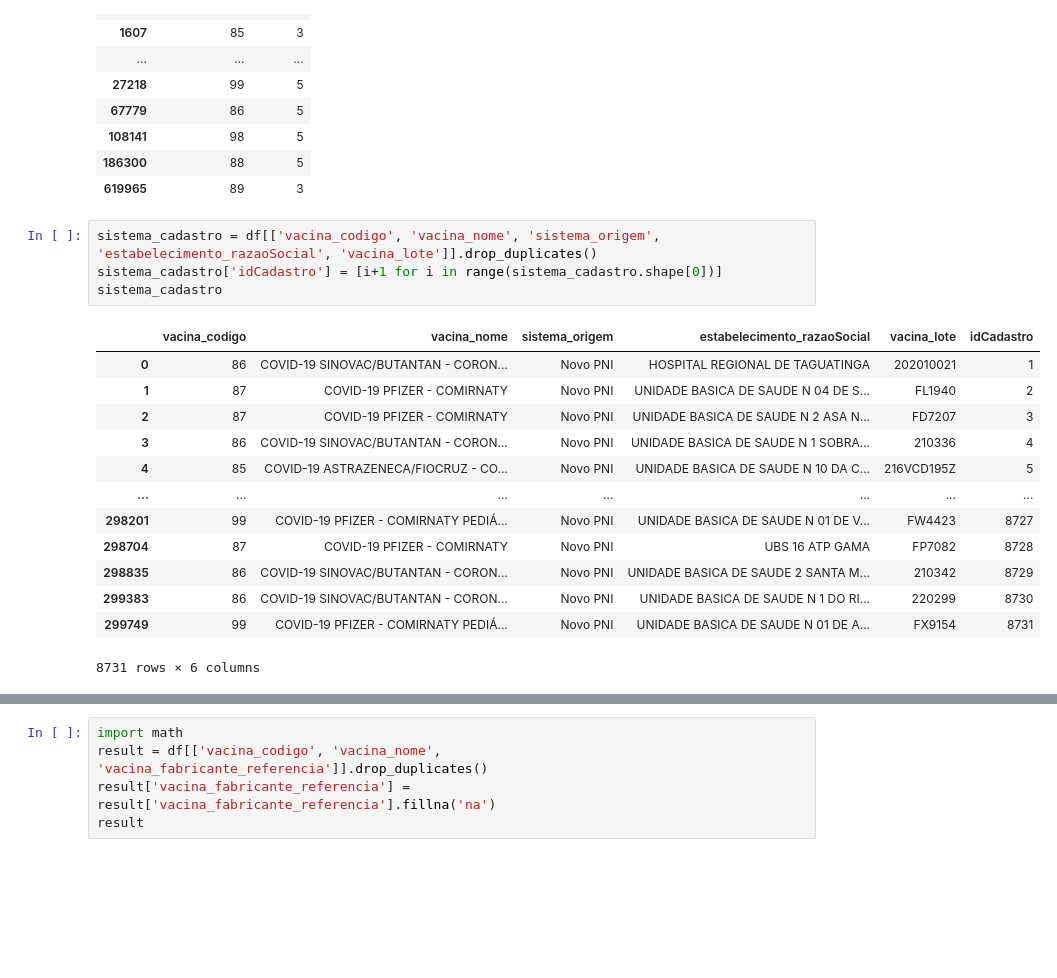
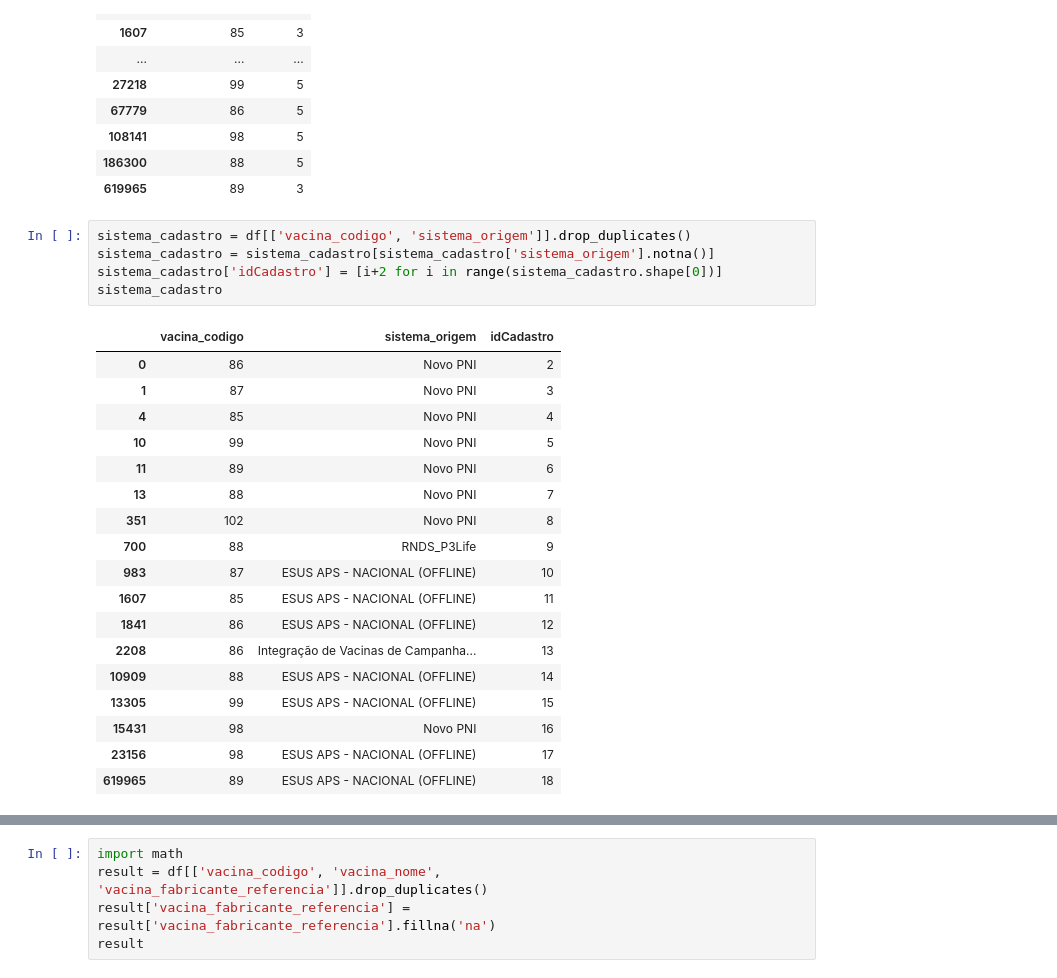
Before and after one commit to SwampTG/TF_E1_VictorCabral_fim-, a Jupyter notebook: explore_SBD2_CSV.ipynb, the cells around one changed output, grey strips where cells are left out. Drawn from its saved outputs; the diff is of its cells as text; blank space fills up the shorter version.

```diff
--- a/explore_SBD2_CSV.ipynb
+++ b/explore_SBD2_CSV.ipynb
@@ -149,23 +151,29 @@ df[['vacina_codigo', 'sistema']].drop_duplicates()
 | 186300 | 88 | 5 |
 | 619965 | 89 | 3 |
 # %%
-sistema_cadastro = df[['vacina_codigo', 'vacina_nome', 'sistema_origem', 'estabelecimento_razaoSocial', 'vacina_lote']].drop_duplicates()
-sistema_cadastro['idCadastro'] = [i+1 for i in range(sistema_cadastro.shape[0])]
+sistema_cadastro = df[['vacina_codigo', 'sistema_origem']].drop_duplicates()
+sistema_cadastro = sistema_cadastro[sistema_cadastro['sistema_origem'].notna()]
+sistema_cadastro['idCadastro'] = [i+2 for i in range(sistema_cadastro.shape[0])]
 sistema_cadastro
 # %% [output]
-|  | vacina_codigo | vacina_nome | sistema_origem | estabelecimento_razaoSocial | vacina_lote | idCadastro |
-| 0 | 86 | COVID-19 SINOVAC/BUTANTAN - CORON... | Novo PNI | HOSPITAL REGIONAL DE TAGUATINGA | 202010021 | 1 |
-| 1 | 87 | COVID-19 PFIZER - COMIRNATY | Novo PNI | UNIDADE BASICA DE SAUDE N 04 DE S... | FL1940 | 2 |
-| 2 | 87 | COVID-19 PFIZER - COMIRNATY | Novo PNI | UNIDADE BASICA DE SAUDE N 2 ASA N... | FD7207 | 3 |
-| 3 | 86 | COVID-19 SINOVAC/BUTANTAN - CORON... | Novo PNI | UNIDADE BASICA DE SAUDE N 1 SOBRA... | 210336 | 4 |
-| 4 | 85 | COVID-19 ASTRAZENECA/FIOCRUZ - CO... | Novo PNI | UNIDADE BASICA DE SAUDE N 10 DA C... | 216VCD195Z | 5 |
-| ... | ... | ... | ... | ... | ... | ... |
-| 298201 | 99 | COVID-19 PFIZER - COMIRNATY PEDIÁ... | Novo PNI | UNIDADE BASICA DE SAUDE N 01 DE V... | FW4423 | 8727 |
-| 298704 | 87 | COVID-19 PFIZER - COMIRNATY | Novo PNI | UBS 16 ATP GAMA | FP7082 | 8728 |
-| 298835 | 86 | COVID-19 SINOVAC/BUTANTAN - CORON... | Novo PNI | UNIDADE BASICA DE SAUDE 2 SANTA M... | 210342 | 8729 |
-| 299383 | 86 | COVID-19 SINOVAC/BUTANTAN - CORON... | Novo PNI | UNIDADE BASICA DE SAUDE N 1 DO RI... | 220299 | 8730 |
-| 299749 | 99 | COVID-19 PFIZER - COMIRNATY PEDIÁ... | Novo PNI | UNIDADE BASICA DE SAUDE N 01 DE A... | FX9154 | 8731 |
+|  | vacina_codigo | sistema_origem | idCadastro |
+| 0 | 86 | Novo PNI | 2 |
+| 1 | 87 | Novo PNI | 3 |
+| 4 | 85 | Novo PNI | 4 |
+| 10 | 99 | Novo PNI | 5 |
+| 11 | 89 | Novo PNI | 6 |
+| 13 | 88 | Novo PNI | 7 |
+| 351 | 102 | Novo PNI | 8 |
+| 700 | 88 | RNDS_P3Life | 9 |
+| 983 | 87 | ESUS APS - NACIONAL (OFFLINE) | 10 |
+| 1607 | 85 | ESUS APS - NACIONAL (OFFLINE) | 11 |
+| 1841 | 86 | ESUS APS - NACIONAL (OFFLINE) | 12 |
+| 2208 | 86 | Integração de Vacinas de Campanha... | 13 |
+| 10909 | 88 | ESUS APS - NACIONAL (OFFLINE) | 14 |
+| 13305 | 99 | ESUS APS - NACIONAL (OFFLINE) | 15 |
+| 15431 | 98 | Novo PNI | 16 |
+| 23156 | 98 | ESUS APS - NACIONAL (OFFLINE) | 17 |
+| 619965 | 89 | ESUS APS - NACIONAL (OFFLINE) | 18 |
-8731 rows × 6 columns
 # %%
 df[['estabelecimento_razaoSocial', 'estabelecimento_valor']].drop_duplicates()
 # %% [output]
```
Also changed, not shown: parts of 21 cells of this notebook.
